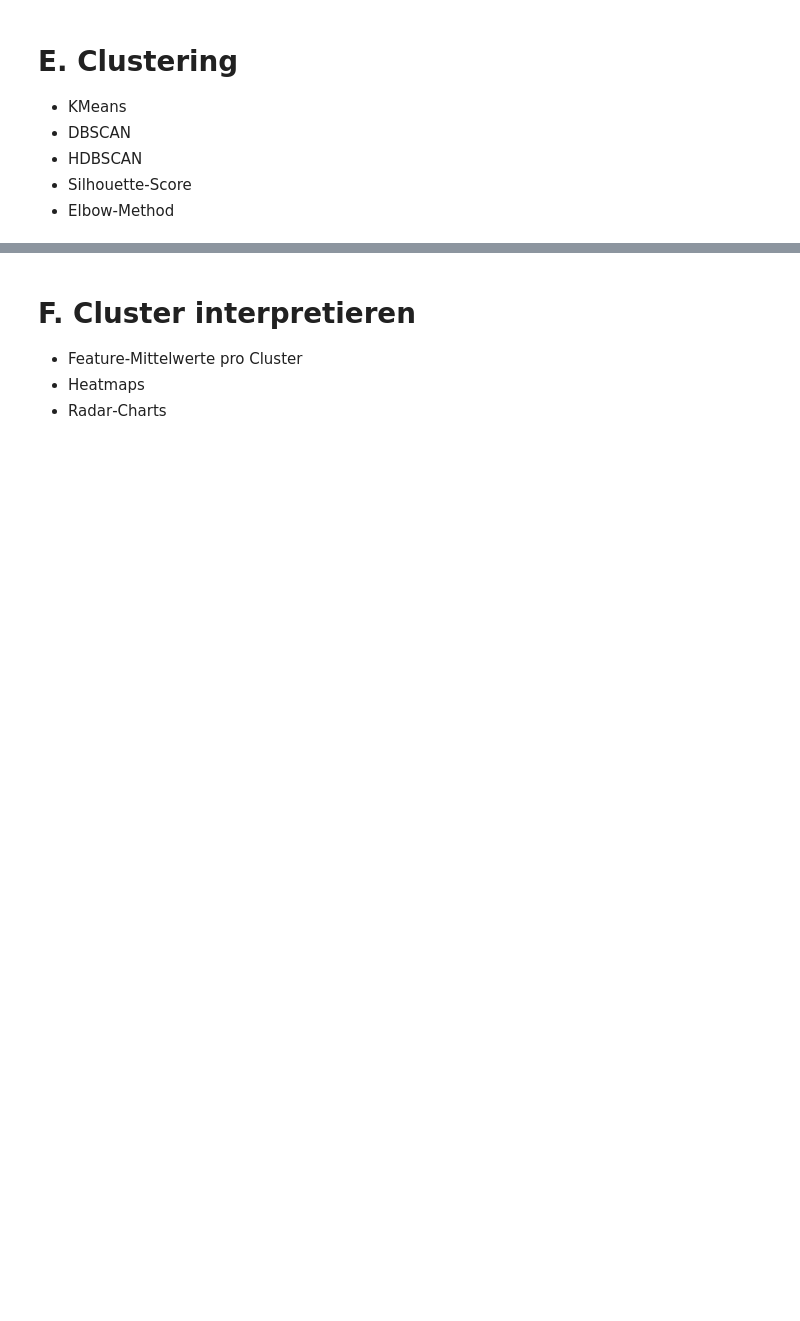
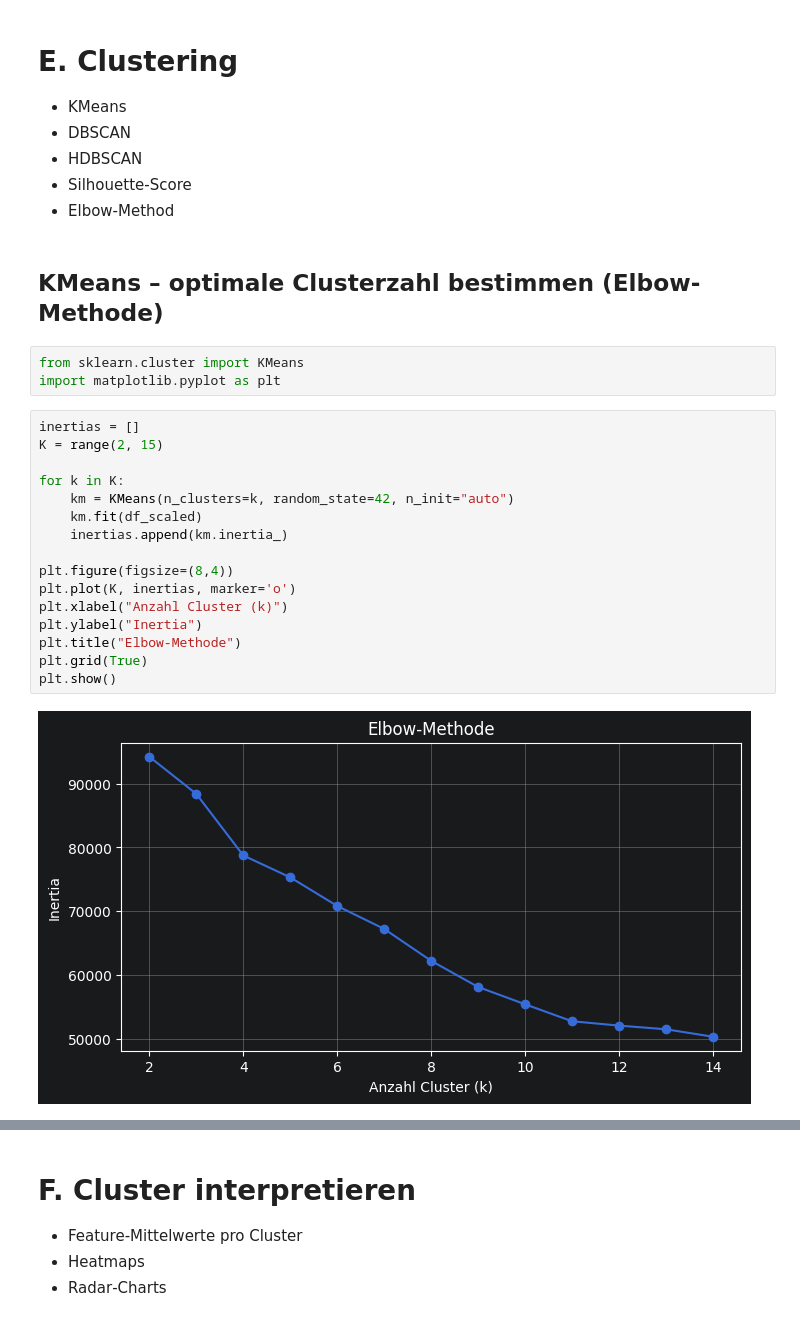
Before and after one commit to AwaTekoete/_MyMSIT_MasteryProject_Term7, a Jupyter notebook: 03_notebooks/STEP 4 - Kundensegmentierung MachineLearning.ipynb, the cells around one changed output, grey strips where cells are left out. Drawn from its saved outputs; the diff is of its cells as text; blank space fills up the shorter version.

```diff
--- a/03_notebooks/STEP 4 - Kundensegmentierung MachineLearning.ipynb
+++ b/03_notebooks/STEP 4 - Kundensegmentierung MachineLearning.ipynb
@@ -77,3 +793,26 @@ memory usage: 880.3 KB
 * HDBSCAN
 * Silhouette‑Score
 * Elbow‑Method
+# %% [markdown]
+## KMeans – optimale Clusterzahl bestimmen (Elbow-Methode)
+# %%
+from sklearn.cluster import KMeans
+import matplotlib.pyplot as plt
+# %%
+inertias = []
+K = range(2, 15)
+
+for k in K:
+    km = KMeans(n_clusters=k, random_state=42, n_init="auto")
+    km.fit(df_scaled)
+    inertias.append(km.inertia_)
+
+plt.figure(figsize=(8,4))
+plt.plot(K, inertias, marker='o')
+plt.xlabel("Anzahl Cluster (k)")
+plt.ylabel("Inertia")
+plt.title("Elbow-Methode")
+plt.grid(True)
+plt.show()
+# %% [output]
+[figure, added]
```
Also changed, not shown: parts of 88 cells of this notebook, 8 other files.
